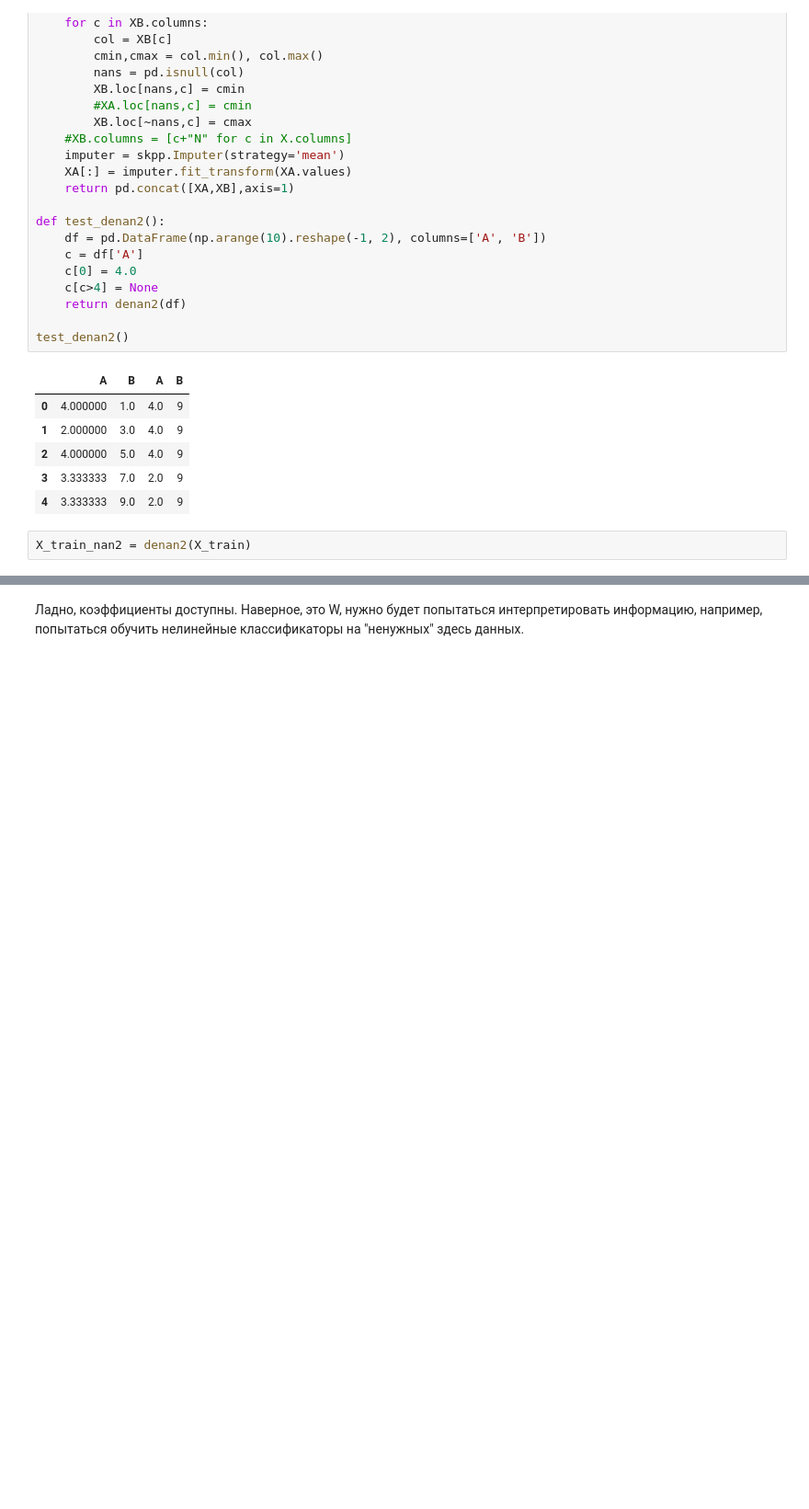
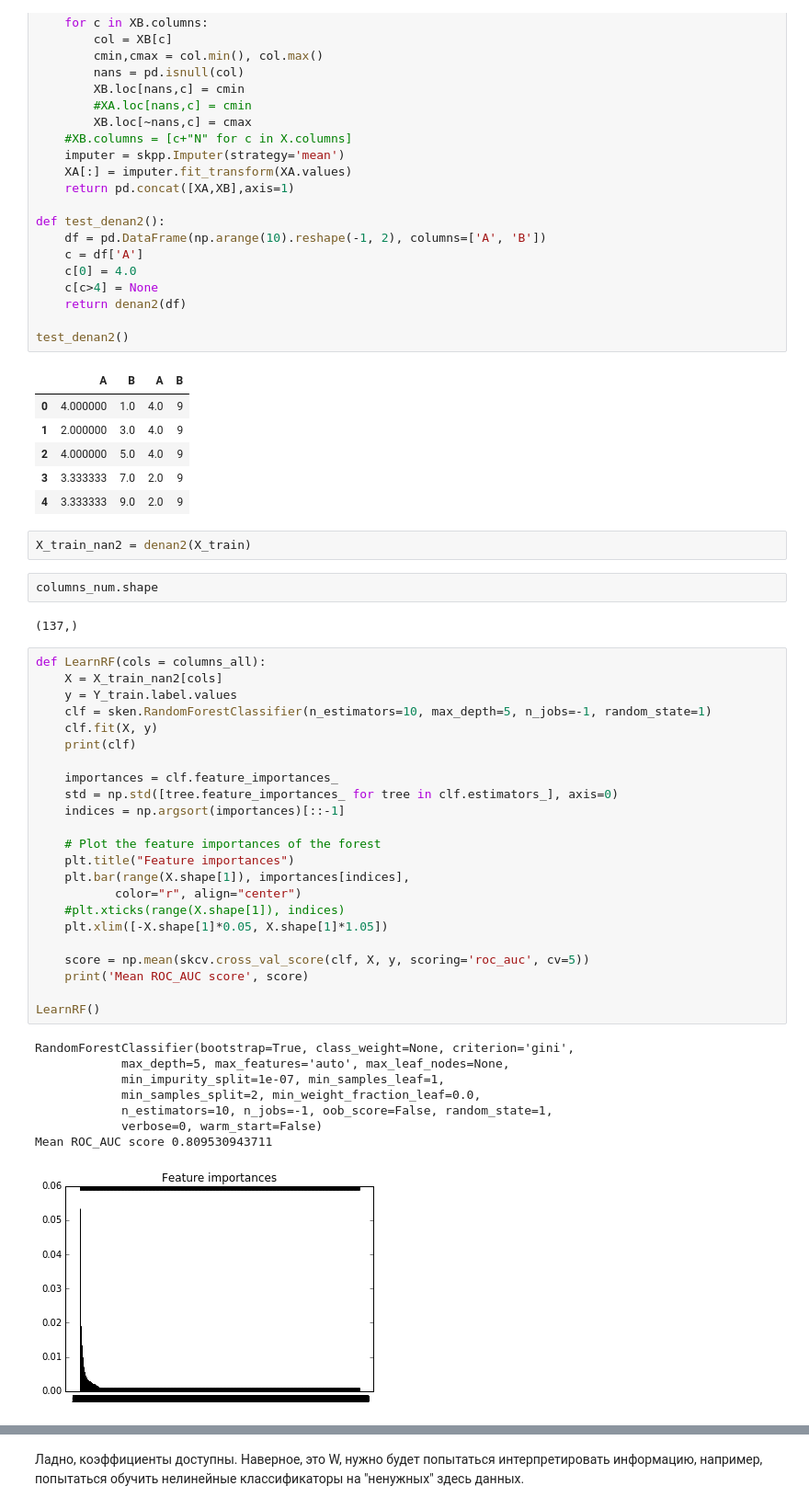
Before and after one commit to grwlf/algo_club, a Jupyter notebook: sandbox/users/smironov/contest-med.ipynb, the cells around one changed output, grey strips where cells are left out. Shown at 92% size. Cells and saved outputs as stored; diff of their text form; blank space fills up the shorter version.

Commit message:
Print importances for RandomForest

```diff
--- a/sandbox/users/smironov/contest-med.ipynb
+++ b/sandbox/users/smironov/contest-med.ipynb
@@ -162,4 +170,40 @@ test_denan2()
 | 4 | 3.333333 | 9.0 | 2.0 | 9 |
 # %%
 X_train_nan2 = denan2(X_train)
+# %%
+columns_num.shape
+# %% [output]
+(137,)
+# %%
+def LearnRF(cols = columns_all):
+    X = X_train_nan2[cols]
+    y = Y_train.label.values
+    clf = sken.RandomForestClassifier(n_estimators=10, max_depth=5, n_jobs=-1, random_state=1)
+    clf.fit(X, y)
+    print(clf)
+
+    importances = clf.feature_importances_
+    std = np.std([tree.feature_importances_ for tree in clf.estimators_], axis=0)
+    indices = np.argsort(importances)[::-1]
+
+    # Plot the feature importances of the forest
+    plt.title("Feature importances")
+    plt.bar(range(X.shape[1]), importances[indices],
+           color="r", align="center")
+    #plt.xticks(range(X.shape[1]), indices)
+    plt.xlim([-X.shape[1]*0.05, X.shape[1]*1.05])
+
+    score = np.mean(skcv.cross_val_score(clf, X, y, scoring='roc_auc', cv=5))
+    print('Mean ROC_AUC score', score)
+
+LearnRF()
+# %% [output]
+RandomForestClassifier(bootstrap=True, class_weight=None, criterion='gini',
+            max_depth=5, max_features='auto', max_leaf_nodes=None,
+            min_impurity_split=1e-07, min_samples_leaf=1,
+            min_samples_split=2, min_weight_fraction_leaf=0.0,
+            n_estimators=10, n_jobs=-1, oob_score=False, random_state=1,
+            verbose=0, warm_start=False)
+Mean ROC_AUC score 0.809530943711
+[figure, added]
 # %%
```
Also changed, not shown: parts of 18 cells of this notebook.
